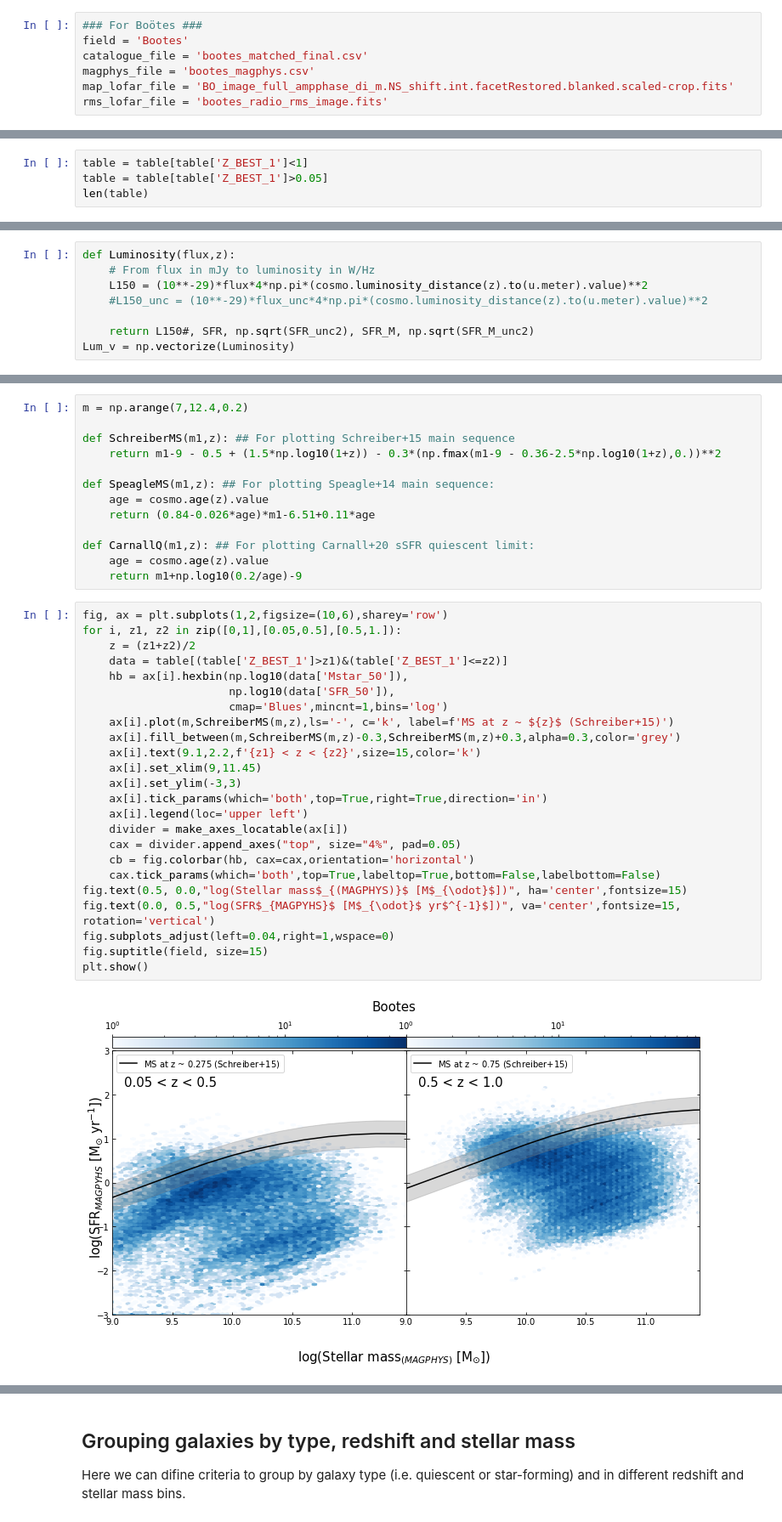
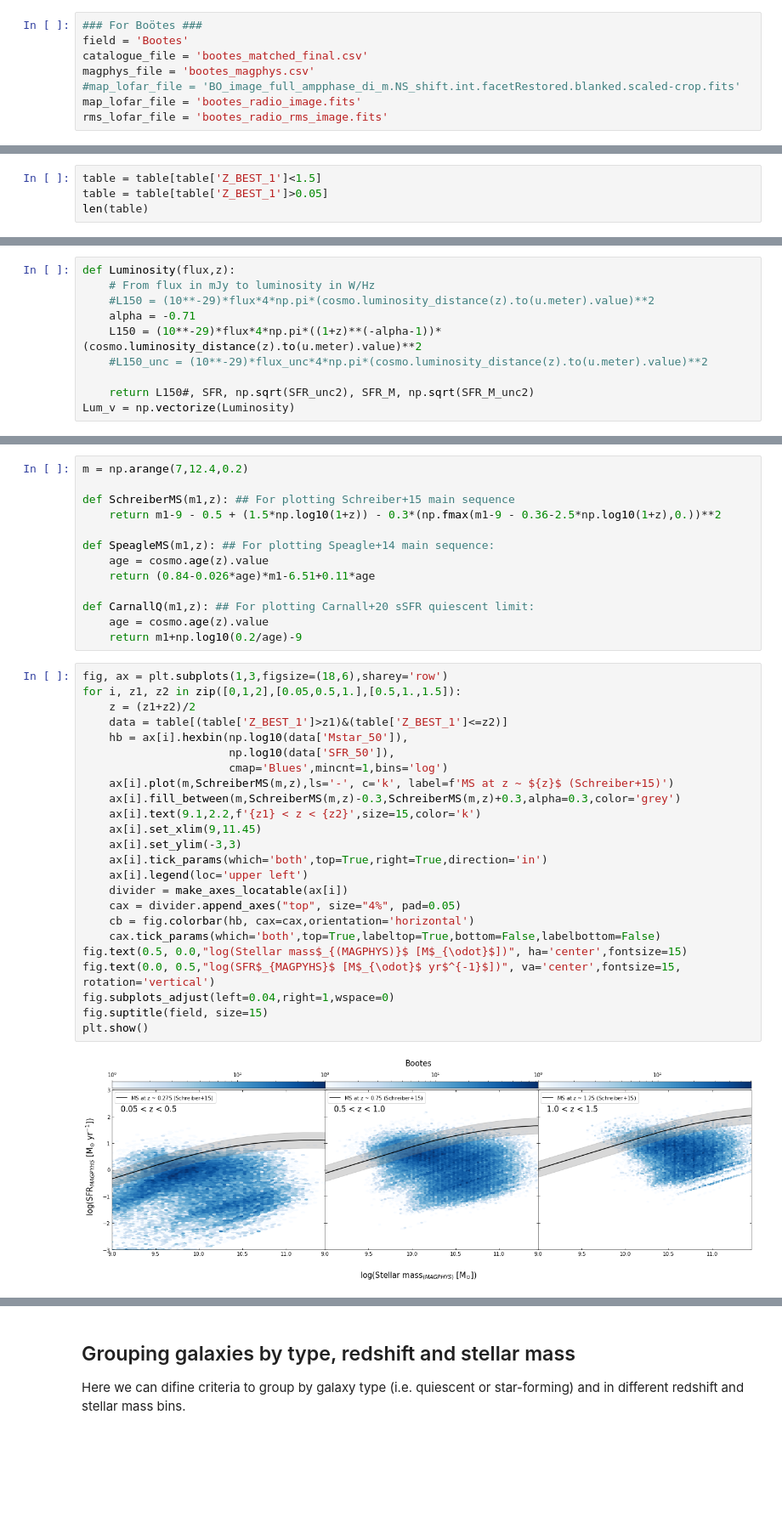
Before and after one commit to Bruno-Rodriguez/quiescent-galaxy, a Jupyter notebook: Magphys-LOFAR-SFR-test-Bootes.ipynb, the cells around one changed output, grey strips where cells are left out. Shown at 85% size. Drawn from its saved outputs; the diff is of its cells as text; blank space fills up the shorter version.

```diff
--- a/Magphys-LOFAR-SFR-test-Bootes.ipynb
+++ b/Magphys-LOFAR-SFR-test-Bootes.ipynb
@@ -13,7 +13,8 @@ from astropy.visualization import ZScaleInterval
 field = 'Bootes'
 catalogue_file = 'bootes_matched_final.csv'
 magphys_file = 'bootes_magphys.csv'
-map_lofar_file = 'BO_image_full_ampphase_di_m.NS_shift.int.facetRestored.blanked.scaled-crop.fits'
+#map_lofar_file = 'BO_image_full_ampphase_di_m.NS_shift.int.facetRestored.blanked.scaled-crop.fits'
+map_lofar_file = 'bootes_radio_image.fits'
 rms_lofar_file = 'bootes_radio_rms_image.fits'
 # %%
 #path = "/home/bruno/Documents/ESO/Data/"+field+"/"
@@ -214,7 +215,7 @@ len(table)
 # %% [output]
 225246
 # %%
-table = table[table['Z_BEST_1']<1]
+table = table[table['Z_BEST_1']<1.5]
 table = table[table['Z_BEST_1']>0.05]
 len(table)
 # %% [output]
@@ -373,7 +374,9 @@ plt.show()
 # %%
 def Luminosity(flux,z):
     # From flux in mJy to luminosity in W/Hz
-    L150 = (10**-29)*flux*4*np.pi*(cosmo.luminosity_distance(z).to(u.meter).value)**2
+    #L150 = (10**-29)*flux*4*np.pi*(cosmo.luminosity_distance(z).to(u.meter).value)**2
+    alpha = -0.71
+    L150 = (10**-29)*flux*4*np.pi*((1+z)**(-alpha-1))*(cosmo.luminosity_distance(z).to(u.meter).value)**2
     #L150_unc = (10**-29)*flux_unc*4*np.pi*(cosmo.luminosity_distance(z).to(u.meter).value)**2
 
     return L150#, SFR, np.sqrt(SFR_unc2), SFR_M, np.sqrt(SFR_M_unc2)
@@ -445,29 +462,29 @@ def CarnallQ(m1,z): ## For plotting Carnall+20 sSFR quiescent limit:
     age = cosmo.age(z).value
     return m1+np.log10(0.2/age)-9
 # %%
-fig, ax = plt.subplots(1,2,figsize=(10,6),sharey='row')
-for i, z1, z2 in zip([0,1],[0.05,0.5],[0.5,1.]):
+fig, ax = plt.subplots(1,3,figsize=(18,6),sharey='row')
+for i, z1, z2 in zip([0,1,2],[0.05,0.5,1.],[0.5,1.,1.5]):
     z = (z1+z2)/2
     data = table[(table['Z_BEST_1']>z1)&(table['Z_BEST_1']<=z2)]
     hb = ax[i].hexbin(np.log10(data['Mstar_50']),
                       np.log10(data['SFR_50']),
                       cmap='Blues',mincnt=1,bins='log')
     ax[i].plot(m,SchreiberMS(m,z),ls='-', c='k', label=f'MS at z ~ ${z}$ (Schreiber+15)')
     ax[i].fill_between(m,SchreiberMS(m,z)-0.3,SchreiberMS(m,z)+0.3,alpha=0.3,color='grey')
     ax[i].text(9.1,2.2,f'{z1} < z < {z2}',size=15,color='k')
     ax[i].set_xlim(9,11.45)
     ax[i].set_ylim(-3,3)
     ax[i].tick_params(which='both',top=True,right=True,direction='in')
     ax[i].legend(loc='upper left')
     divider = make_axes_locatable(ax[i])
     cax = divider.append_axes("top", size="4%", pad=0.05)
     cb = fig.colorbar(hb, cax=cax,orientation='horizontal')
     cax.tick_params(which='both',top=True,labeltop=True,bottom=False,labelbottom=False)
 fig.text(0.5, 0.0,"log(Stellar mass$_{(MAGPHYS)}$ [M$_{\odot}$])", ha='center',fontsize=15)
 fig.text(0.0, 0.5,"log(SFR$_{MAGPYHS}$ [M$_{\odot}$ yr$^{-1}$])", va='center',fontsize=15, rotation='vertical')
 fig.subplots_adjust(left=0.04,right=1,wspace=0)
 fig.suptitle(field, size=15)
 plt.show()
 # %% [output]
-[figure, old version]
+[figure, new version]
 # %%
```
Also changed, not shown: parts of 32 cells of this notebook, 1 other file.
